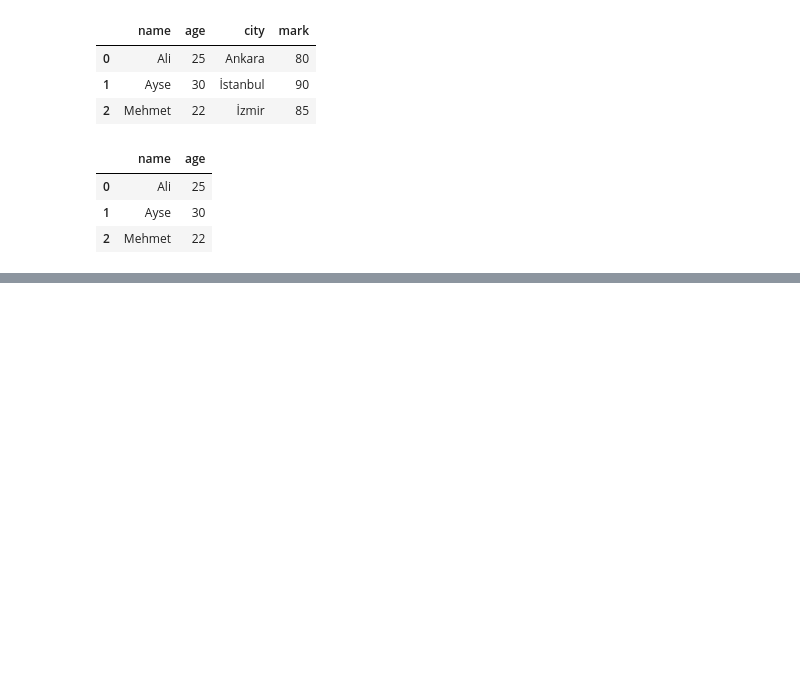
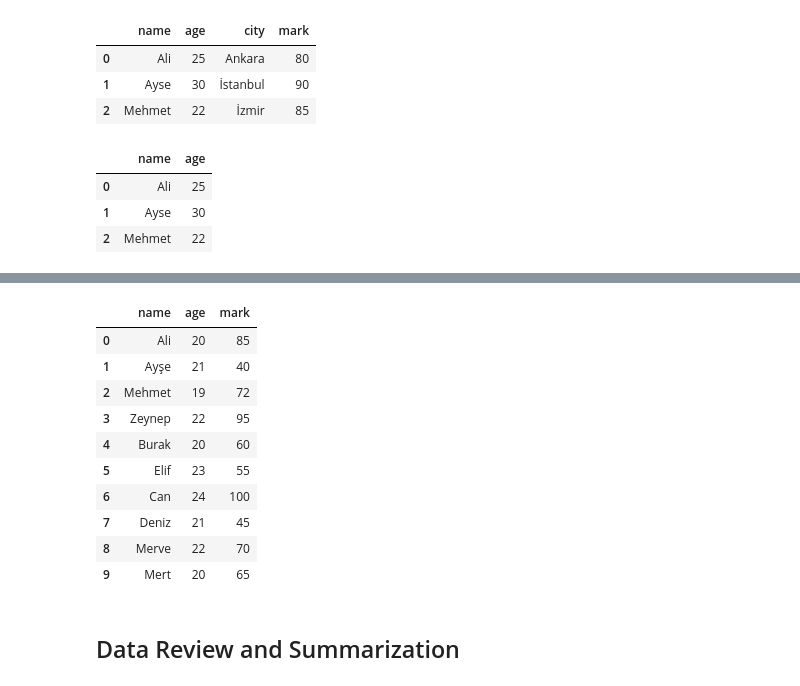
Before and after one commit to sevdeaslanturkiyeli/AI_Development_Bootcamp, a Jupyter notebook: 02_pandas_library.ipynb, the cells around one changed output, grey strips where cells are left out. Cells and saved outputs as stored; diff of their text form; code cells hidden in the pictures; blank space fills up the shorter version.

```diff
--- a/02_pandas_library.ipynb
+++ b/02_pandas_library.ipynb
@@ -272,0 +335,17 @@ df
+# %%
+df_json = pd.read_json("students.json",lines = True)
+df_json
+# %% [output]
+|  | name | age | mark |
+| 0 | Ali | 20 | 85 |
+| 1 | Ayşe | 21 | 40 |
+| 2 | Mehmet | 19 | 72 |
+| 3 | Zeynep | 22 | 95 |
+| 4 | Burak | 20 | 60 |
+| 5 | Elif | 23 | 55 |
+| 6 | Can | 24 | 100 |
+| 7 | Deniz | 21 | 45 |
+| 8 | Merve | 22 | 70 |
+| 9 | Mert | 20 | 65 |
+# %% [markdown]
+## Data Review and Summarization
```
Also changed, not shown: parts of 71 cells of this notebook.
